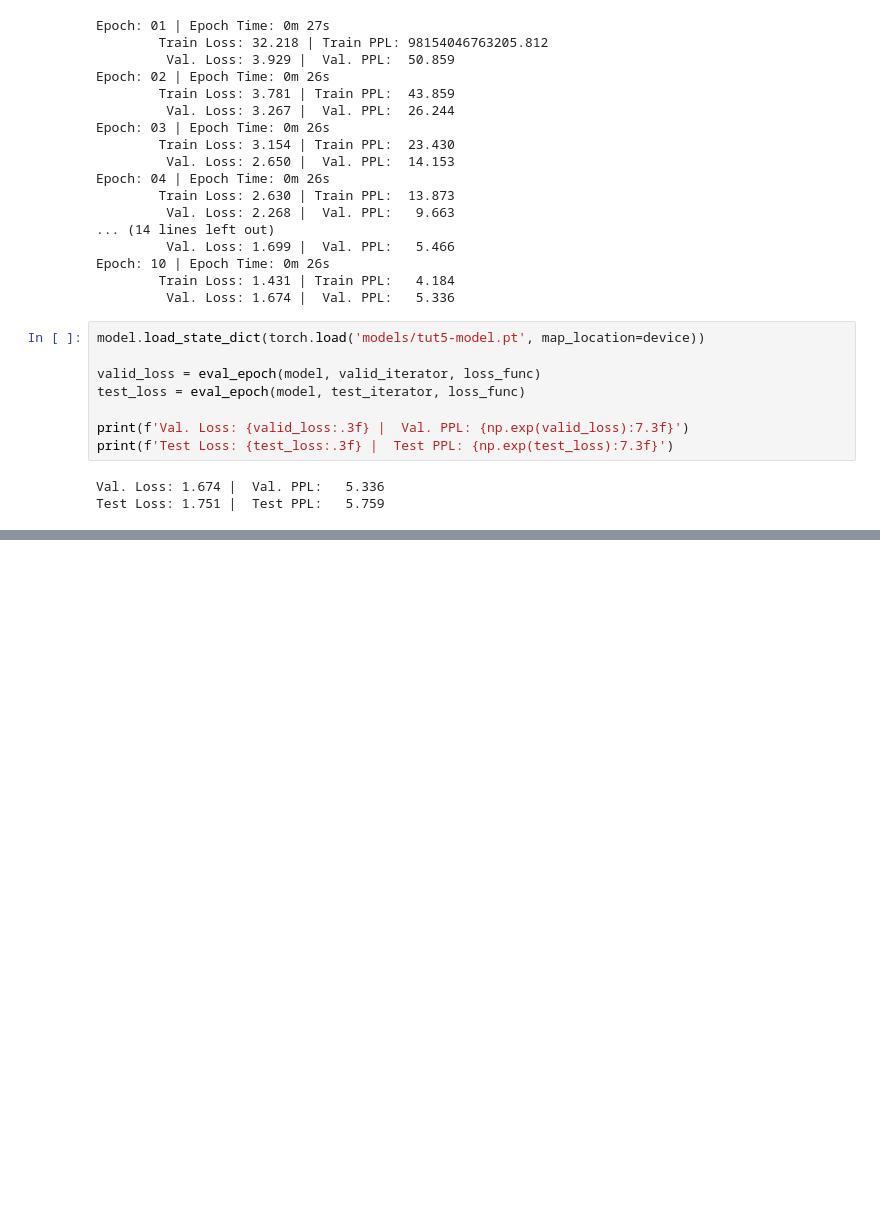
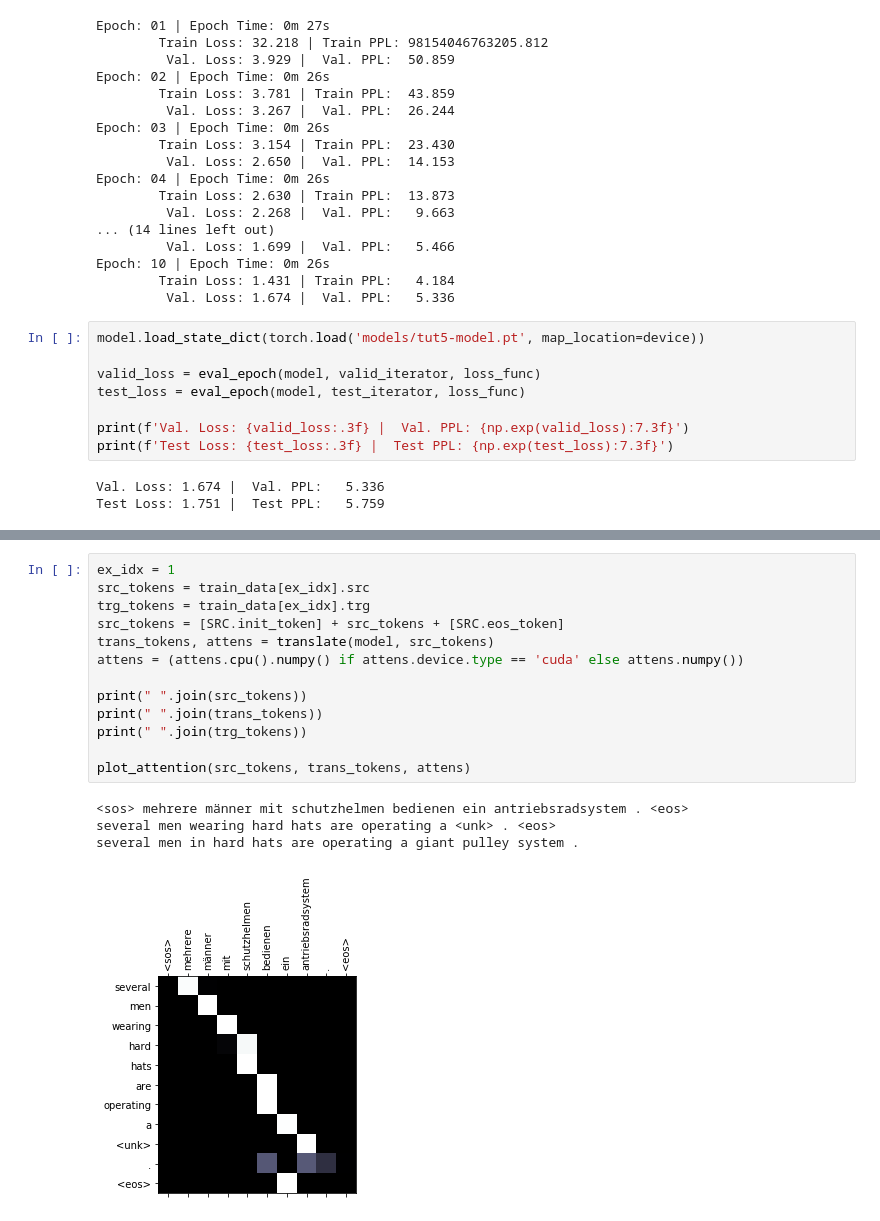
Before and after one commit to syuoni/PyTorch-Tutorials, a Jupyter notebook: Seq2Seq/[5]Conv-Seq2Seq-Learning.ipynb, the cells around one changed output, grey strips where cells are left out. Drawn from its saved outputs; the diff is of its cells as text; blank space fills up the shorter version.

```diff
--- a/Seq2Seq/[5]Conv-Seq2Seq-Learning.ipynb
+++ b/Seq2Seq/[5]Conv-Seq2Seq-Learning.ipynb
@@ -559,0 +675,18 @@ Test Loss: 1.751 |  Test PPL:   5.759
+# %%
+ex_idx = 1
+src_tokens = train_data[ex_idx].src
+trg_tokens = train_data[ex_idx].trg
+src_tokens = [SRC.init_token] + src_tokens + [SRC.eos_token]
+trans_tokens, attens = translate(model, src_tokens)
+attens = (attens.cpu().numpy() if attens.device.type == 'cuda' else attens.numpy())
+
+print(" ".join(src_tokens))
+print(" ".join(trans_tokens))
+print(" ".join(trg_tokens))
+
+plot_attention(src_tokens, trans_tokens, attens)
+# %% [output]
+<sos> mehrere männer mit schutzhelmen bedienen ein antriebsradsystem . <eos>
+several men wearing hard hats are operating a <unk> . <eos>
+several men in hard hats are operating a giant pulley system .
+[figure, added]
```
Also changed, not shown: parts of 17 cells of this notebook, 1 other file.
